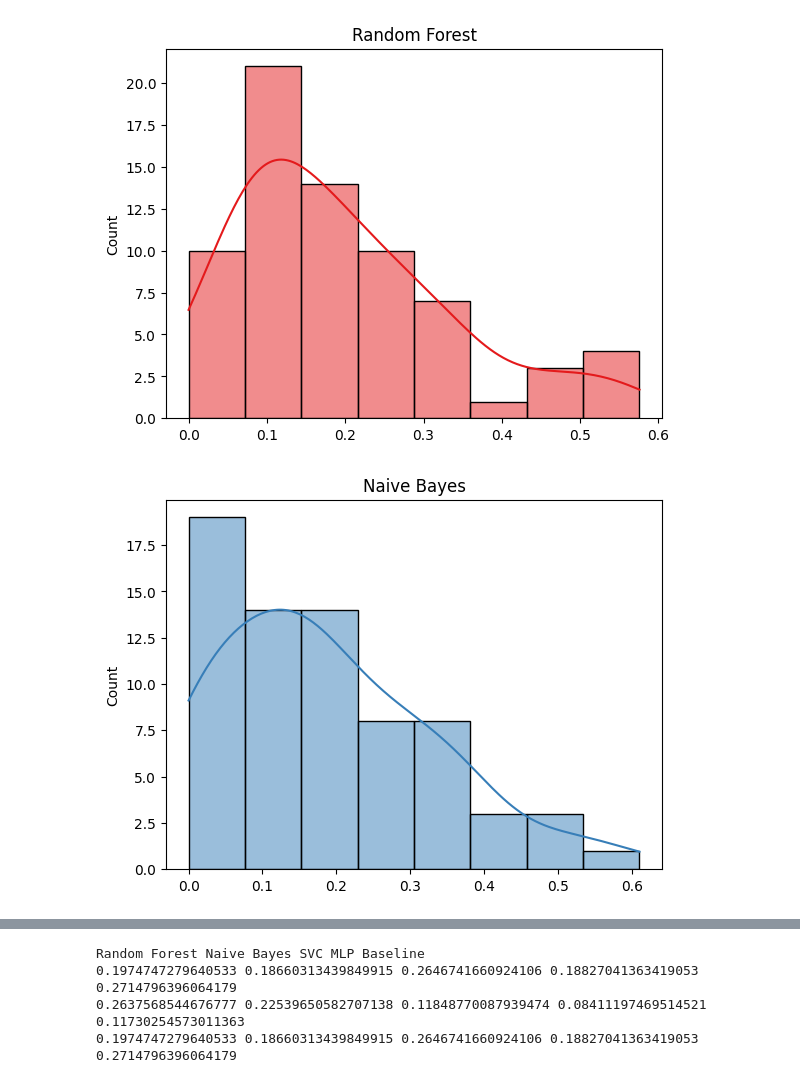
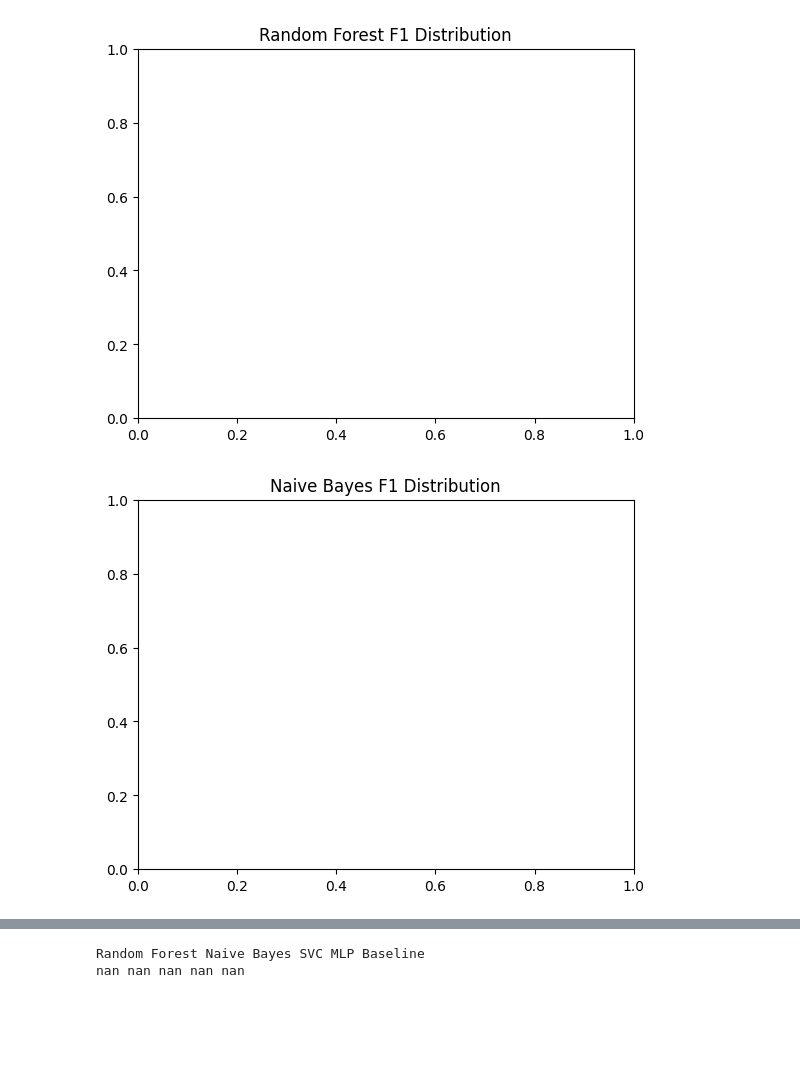
Before and after one commit to PeterVL02/02445-Individual, a Jupyter notebook: new_testing_bootstrap.ipynb, the cells around one changed output, grey strips where cells are left out. Cells and saved outputs as stored; diff of their text form; code cells hidden in the pictures; blank space fills up the shorter version.

Commit message:
F1, plots, transformation

```diff
--- a/new_testing_bootstrap.ipynb
+++ b/new_testing_bootstrap.ipynb
@@ -54,38 +52,38 @@ def bootstrap_evaluation(model, sets):
 # %%
 from models import Baseline
 from sklearn.svm import SVC
 from sklearn.naive_bayes import GaussianNB
 from sklearn.neural_network import MLPClassifier
 
-data = custom_resample(5, 1000)
+_METRIC_ = 'f1'
 
-acc, precision, recall = bootstrap_evaluation(RandomForestClassifier, data)
-base_acc, base_precision, base_recall = bootstrap_evaluation(Baseline, data)
-nb_acc, nb_precision, nb_recall = bootstrap_evaluation(GaussianNB, data)
-svc_acc, svc_precision, svc_recall = bootstrap_evaluation(SVC, data)
-nn_acc, nn_precision, nn_recall = bootstrap_evaluation(MLPClassifier, data)
+data = custom_resample(10, 1000)
+
+acc = bootstrap_evaluation(RandomForestClassifier, data, metric=_METRIC_)
+nb_acc = bootstrap_evaluation(GaussianNB, data, metric=_METRIC_)
+svc_acc = bootstrap_evaluation(SVC, data, metric=_METRIC_)
+nn_acc = bootstrap_evaluation(lambda: MLPClassifier(max_iter=1000), data, metric=_METRIC_)
+base_acc = bootstrap_evaluation(Baseline, data, metric=_METRIC_)
 models = ['Random Forest', 'Naive Bayes', 'SVC', 'MLP','Baseline']
-accuracies = [acc, nb_acc, svc_acc, nn_acc, base_acc]
+metrics = [acc, nb_acc, svc_acc, nn_acc, base_acc]
 
 import seaborn as sns
 import matplotlib.pyplot as plt
 
 colors = sns.color_palette('Set1', n_colors=5)
-for model, accuracy, color in zip(models, accuracies, colors):
-    sns.histplot(accuracy, color=color, kde=True, label=model)
-    plt.title(f'{model} Accuracy Distribution')
-    plt.savefig(f'plots/{model}_accuracy_dist.png')
+for model, metric, color in zip(models, metrics, colors):
+    sns.histplot(metric, color=color, kde=True, label=model)
+    plt.title(f'{model} {_METRIC_.capitalize()} Distribution')
+    plt.savefig(f'plots/{model}_{_METRIC_}_dist.png')
     plt.show()
 
 print('Random Forest', 'Naive Bayes', 'SVC', 'MLP','Baseline')
 print(np.mean(acc), np.mean(nb_acc), np.mean(svc_acc), np.mean(nn_acc), np.mean(base_acc))
-print(np.mean(precision), np.mean(nb_precision), np.mean(svc_precision), np.mean(nn_precision), np.mean(base_precision))
-print(np.mean(recall), np.mean(nb_recall), np.mean(svc_recall), np.mean(nn_recall), np.mean(base_recall))
 
 import pickle
-for model, accuracies in zip(models, [acc, nb_acc, svc_acc, nn_acc, base_acc]):
+for model, metric in zip(models, metrics):
     with open(f'metrics/{model}.pkl', 'wb') as f:
-        pickle.dump(accuracies, f)
+        pickle.dump(metric, f)
 # %% [output]
-[figure, old version]
+[figure, new version]
-[figure, old version]
+[figure, new version]
@@ -95,7 +93,5 @@ for model, accuracies in zip(models, [acc, nb_acc, svc_acc, nn_acc, base_acc]):
 Random Forest Naive Bayes SVC MLP Baseline
-0.1974747279640533 0.18660313439849915 0.2646741660924106 0.18827041363419053 0.2714796396064179
-0.2637568544676777 0.22539650582707138 0.11848770087939474 0.08411197469514521 0.11730254573011363
-0.1974747279640533 0.18660313439849915 0.2646741660924106 0.18827041363419053 0.2714796396064179
+nan nan nan nan nan
 # %%
 from scipy import stats
 
```
Also changed, not shown: parts of 8 cells of this notebook, 23 other files.
